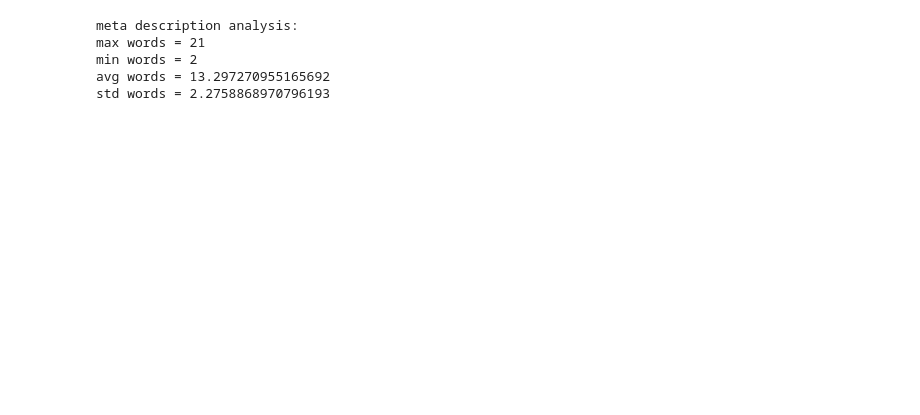
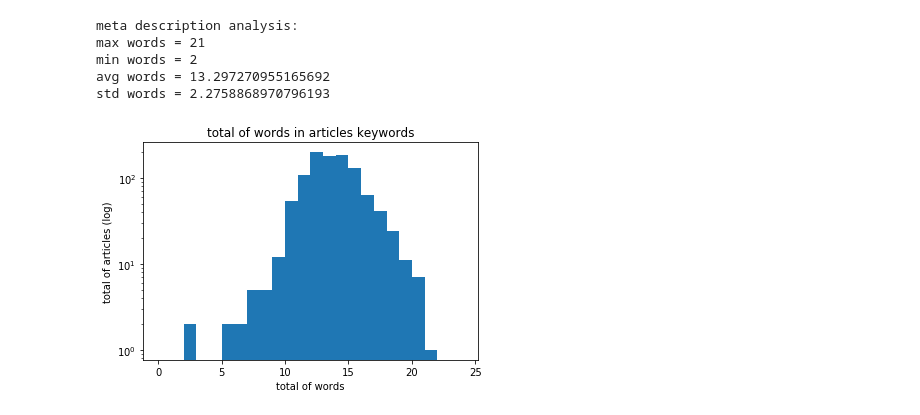
Before and after one commit to levysouza/PhD, a Jupyter notebook: data_analysis/article_analysis.ipynb, the cells around one changed output. Drawn from its saved outputs; the diff is of its cells as text; code cells hidden in the pictures; blank space fills up the shorter version.

```diff
--- a/data_analysis/article_analysis.ipynb
+++ b/data_analysis/article_analysis.ipynb
@@ -308,3 +310,12 @@ max words = 21
 min words = 2
 avg words = 13.297270955165692
 std words = 2.2758868970796193
+# %%
+plt.hist(TEST_keywords_lenght, range(0,25))
+plt.title('total of words in articles keywords')
+plt.xlabel('total of words')
+plt.ylabel('total of articles (log)')
+plt.yscale('log')
+plt.show()
+# %% [output]
+[figure, added]
```
Also changed, not shown: parts of 1 cell of this notebook, 8 other files.
